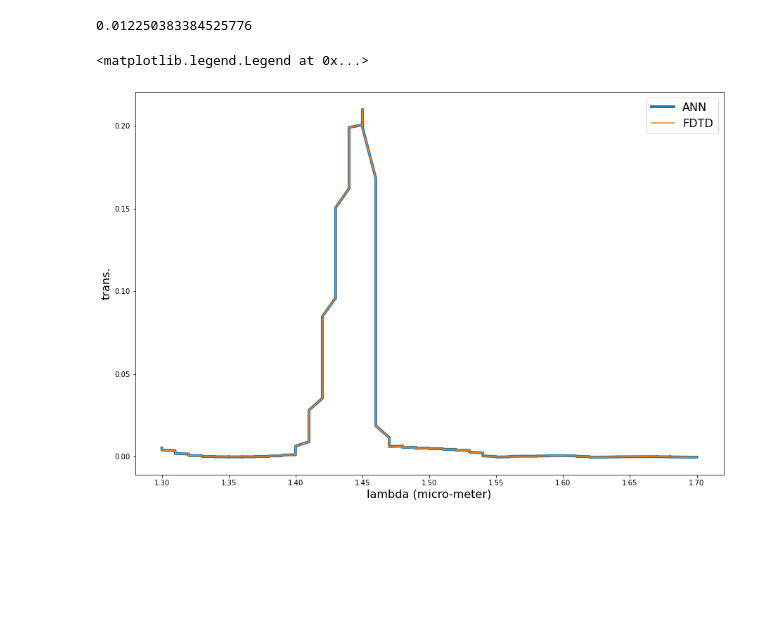
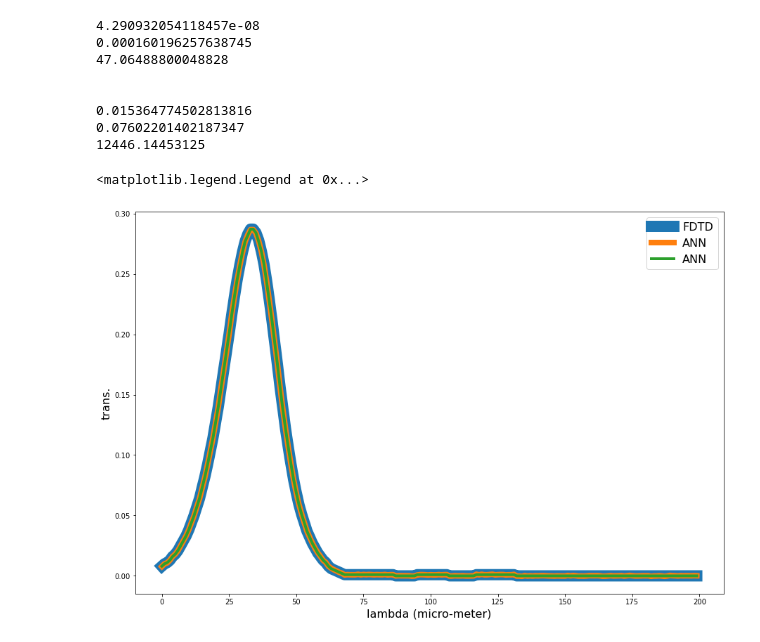
Before and after one commit to JonathanALevine/deep-photonics, a Jupyter notebook: main.ipynb, the cells around one changed output. Drawn from its saved outputs; the diff is of its cells as text; code cells hidden in the pictures; blank space fills up the shorter version.

```diff
--- a/main.ipynb
+++ b/main.ipynb
@@ -274,0 +238,13 @@ dataframe
+# %%
+random_state = 42
+file = 'lumerical/Results_1673042557656.txt'
+# read the simulation data from file into a dataframe
+dataframe = get_simulation_data_from_file(filename=file)
+# filter out the good plots from the bad plots
+dataframe = engineering_steps_v2(dataframe=dataframe)
+# normnalize the features in the dataset
+dataframe = normalize_dataset(dataframe)
+dataframe = dataframe.sample(frac=1, random_state=random_state)
+# round the values in dataframe['trans'] to 4 decimal places
+dataframe['trans'] = dataframe['trans'].apply(lambda x: np.round(x, 3))
+dataframe
@@ -278,11 +268,13 @@ class GCNet(nn.Module):
                 super().__init__()
                 # network dims
                 num_features = 4
-                num_nodes = 200
+                num_nodes = 50
                 num_labels = 200
                 # layers
-                self.input = nn.Linear(num_features, num_nodes)
-                self.hidden = nn.Linear(num_nodes, num_nodes)
+                # self.input = nn.Linear(num_features, num_nodes)
+                self.layer1 = nn.Linear(num_features, num_nodes)
+                self.layer2 = nn.Linear(num_nodes, num_nodes)
+                self.layer3 = nn.Linear(num_nodes, num_nodes)
                 self.output = nn.Linear(num_nodes, num_labels)
                 # activation functions
                 self.sigmoid = nn.Sigmoid()
@@ -290,10 +282,11 @@ class GCNet(nn.Module):
 
 
         def forward(self, x):
-                x = self.input(x)
-                # x = self.sigmoid(x)
+                x = self.layer1(x)
                 x = self.relu(x)
-                x = self.hidden(x)
+                x = self.layer2(x)
+                x = self.relu(x)
+                x = self.layer3(x)
                 x = self.relu(x)
                 x = self.output(x)
                 return x
@@ -309,21 +302,39 @@ loss_fn = nn.MSELoss()
 # %%
+model = GCNet()
 model.to(device)
 loss_fn.to(device)
 
 # Set my optimizer
-eta = 0.01
+eta = 0.001
 params = model.parameters()
 optimizer = torch.optim.SGD(params, lr=eta)
 
 # Do the training
-epochs = 300000
+# epochs = 300000
+epochs = 1000000
+example = 0
+x_val = x[[example]]
+y_val = y[[example]]
 for epoch in tqdm(range(epochs)):
     optimizer.zero_grad()
-    outputs = model.forward(x[[0,1]])
-    loss = loss_fn(outputs, y[[0, 1]])
+    outputs = model.forward(x_val)
+    loss = loss_fn(outputs, y_val)
     loss.backward()
     optimizer.step()
 
+print(loss_fn(model.forward(x_val), y_val).item())
+print(mae(model.forward(x_val), y_val).item())
+print(mape(model.forward(x_val), y_val).item())
+print("\n")
 print(loss_fn(model.forward(x), y).item())
+print(mae(model.forward(x), y).item())
+print(mape(model.forward(x), y).item())
 # %% [output]
-0.012250383384525776
+4.290932054118457e-08
+0.000160196257638745
+47.06488800048828
+
+
+0.015364774502813816
+0.07602201402187347
+12446.14453125
@@ -334,13 +345,14 @@ targets = np.flip((y[example]).detach().numpy())
 # %%
-example = 1
-lambdas = np.flip(dataframe['lambda'][example])
+example = 0
 preds = np.flip(model.forward(x[example]).detach().numpy())
-targets = np.flip((y[example]).detach().numpy())
-plt.plot(lambdas, preds, linewidth=4, label='ANN')
-plt.plot(lambdas, targets, label='FDTD')
+preds_rounded = np.flip(torch.round(model.forward(x[example]), decimals=3).detach().numpy())
+targets = np.flip(y[[example]].reshape(200).numpy())
+plt.plot(targets, linewidth = 16, label="FDTD")
+plt.plot(preds, linewidth = 8, label='ANN')
+plt.plot(preds_rounded, linewidth = 4, label='ANN')
 plt.xlabel('lambda (micro-meter)', fontsize=16)
 plt.ylabel('trans.', fontsize=16)
 plt.legend(fontsize=16)
 # %% [output]
 <matplotlib.legend.Legend at 0x...>
-[figure, old version]
+[figure, new version]
```
Also changed, not shown: parts of 8 cells of this notebook, 3 other files.
